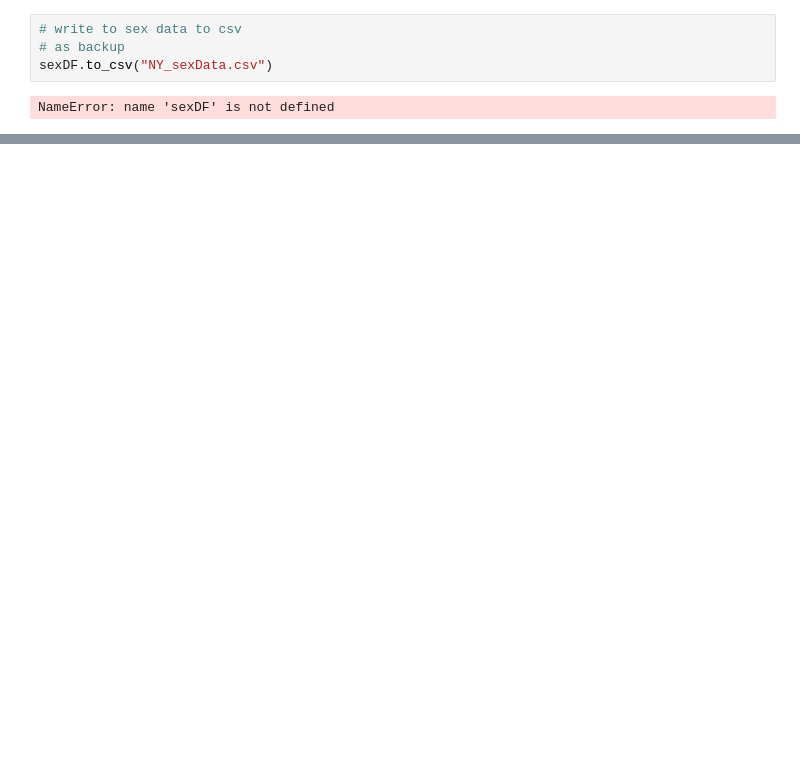
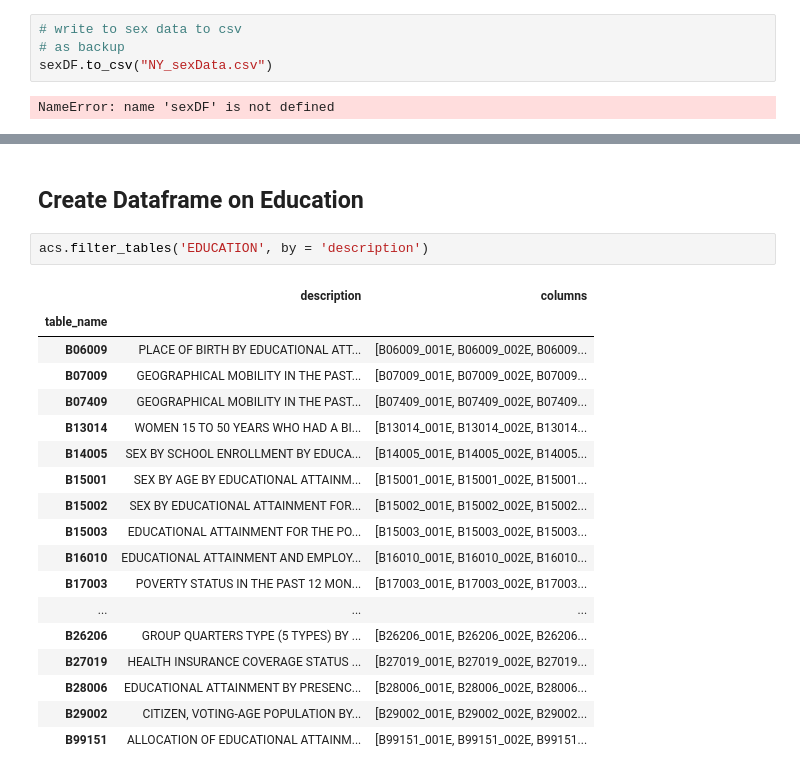
Before and after one commit to lilyhartmann/final_project_4447, a Jupyter notebook: project.ipynb, the cells around one changed output, grey strips where cells are left out. Cells and saved outputs as stored; diff of their text form; blank space fills up the shorter version.

```diff
--- a/project.ipynb
+++ b/project.ipynb
@@ -339,0 +412,23 @@ NameError: name 'sexDF' is not defined
+# %% [markdown]
+## Create Dataframe on Education
+# %%
+acs.filter_tables('EDUCATION', by = 'description')
+# %% [output]
+|  | description | columns |
+| table_name |  |  |
+| B06009 | PLACE OF BIRTH BY EDUCATIONAL ATT... | [B06009_001E, B06009_002E, B06009... |
+| B07009 | GEOGRAPHICAL MOBILITY IN THE PAST... | [B07009_001E, B07009_002E, B07009... |
+| B07409 | GEOGRAPHICAL MOBILITY IN THE PAST... | [B07409_001E, B07409_002E, B07409... |
+| B13014 | WOMEN 15 TO 50 YEARS WHO HAD A BI... | [B13014_001E, B13014_002E, B13014... |
+| B14005 | SEX BY SCHOOL ENROLLMENT BY EDUCA... | [B14005_001E, B14005_002E, B14005... |
+| B15001 | SEX BY AGE BY EDUCATIONAL ATTAINM... | [B15001_001E, B15001_002E, B15001... |
+| B15002 | SEX BY EDUCATIONAL ATTAINMENT FOR... | [B15002_001E, B15002_002E, B15002... |
+| B15003 | EDUCATIONAL ATTAINMENT FOR THE PO... | [B15003_001E, B15003_002E, B15003... |
+| B16010 | EDUCATIONAL ATTAINMENT AND EMPLOY... | [B16010_001E, B16010_002E, B16010... |
+| B17003 | POVERTY STATUS IN THE PAST 12 MON... | [B17003_001E, B17003_002E, B17003... |
+| ... | ... | ... |
+| B26206 | GROUP QUARTERS TYPE (5 TYPES) BY ... | [B26206_001E, B26206_002E, B26206... |
+| B27019 | HEALTH INSURANCE COVERAGE STATUS ... | [B27019_001E, B27019_002E, B27019... |
+| B28006 | EDUCATIONAL ATTAINMENT BY PRESENC... | [B28006_001E, B28006_002E, B28006... |
+| B29002 | CITIZEN, VOTING-AGE POPULATION BY... | [B29002_001E, B29002_002E, B29002... |
+| B99151 | ALLOCATION OF EDUCATIONAL ATTAINM... | [B99151_001E, B99151_002E, B99151... |
```
Also changed, not shown: parts of 16 cells of this notebook.
